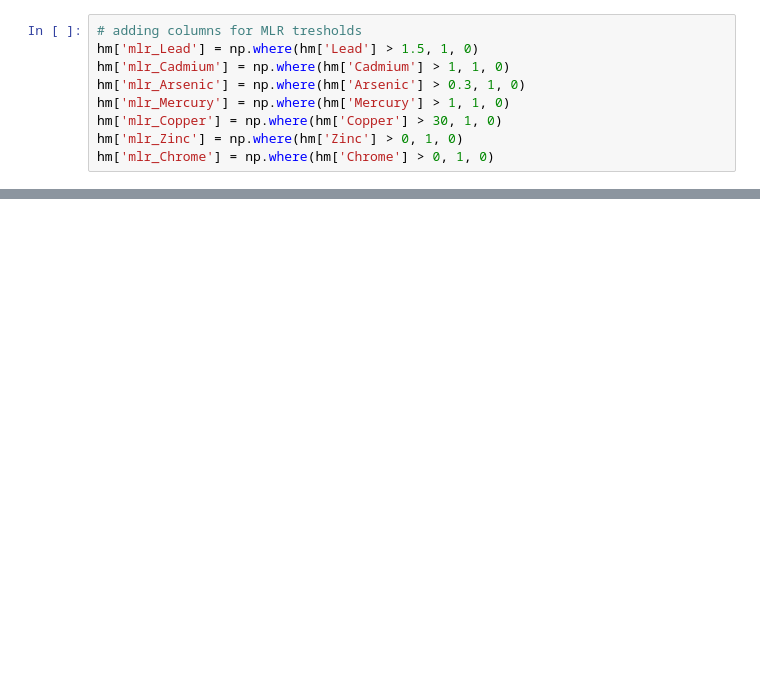
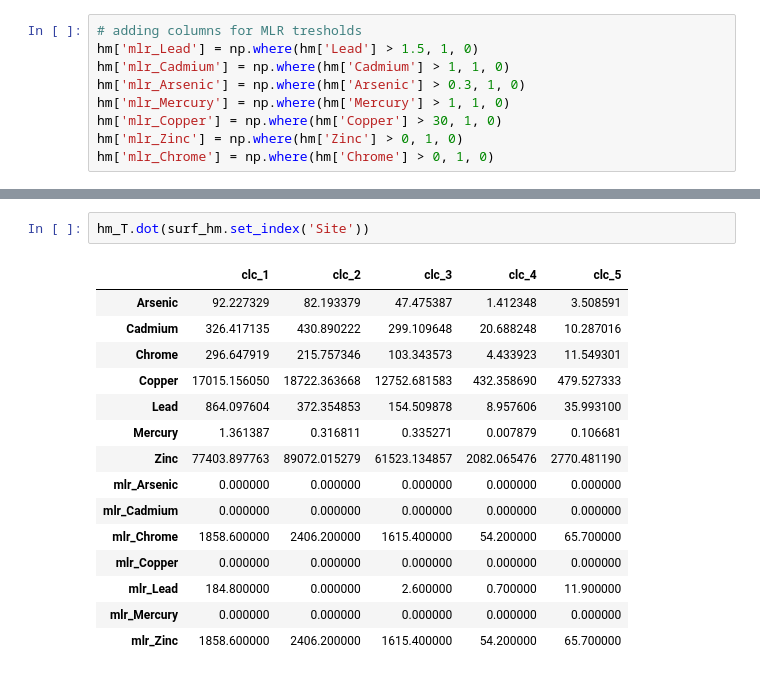
Before and after one commit to Nooreyni/Beeodiversity, a Jupyter notebook: heavy_metal.ipynb, the cells around one changed output, grey strips where cells are left out. Cells and saved outputs as stored; diff of their text form; blank space fills up the shorter version.

```diff
--- a/heavy_metal.ipynb
+++ b/heavy_metal.ipynb
@@ -277,0 +276,18 @@ hm.T
+# %%
+hm_T.dot(surf_hm.set_index('Site'))
+# %% [output]
+|  | clc_1 | clc_2 | clc_3 | clc_4 | clc_5 |
+| Arsenic | 92.227329 | 82.193379 | 47.475387 | 1.412348 | 3.508591 |
+| Cadmium | 326.417135 | 430.890222 | 299.109648 | 20.688248 | 10.287016 |
+| Chrome | 296.647919 | 215.757346 | 103.343573 | 4.433923 | 11.549301 |
+| Copper | 17015.156050 | 18722.363668 | 12752.681583 | 432.358690 | 479.527333 |
+| Lead | 864.097604 | 372.354853 | 154.509878 | 8.957606 | 35.993100 |
+| Mercury | 1.361387 | 0.316811 | 0.335271 | 0.007879 | 0.106681 |
+| Zinc | 77403.897763 | 89072.015279 | 61523.134857 | 2082.065476 | 2770.481190 |
+| mlr_Arsenic | 0.000000 | 0.000000 | 0.000000 | 0.000000 | 0.000000 |
+| mlr_Cadmium | 0.000000 | 0.000000 | 0.000000 | 0.000000 | 0.000000 |
+| mlr_Chrome | 1858.600000 | 2406.200000 | 1615.400000 | 54.200000 | 65.700000 |
+| mlr_Copper | 0.000000 | 0.000000 | 0.000000 | 0.000000 | 0.000000 |
+| mlr_Lead | 184.800000 | 0.000000 | 2.600000 | 0.700000 | 11.900000 |
+| mlr_Mercury | 0.000000 | 0.000000 | 0.000000 | 0.000000 | 0.000000 |
+| mlr_Zinc | 1858.600000 | 2406.200000 | 1615.400000 | 54.200000 | 65.700000 |
```
Also changed, not shown: parts of 13 cells of this notebook, 3 other files.
